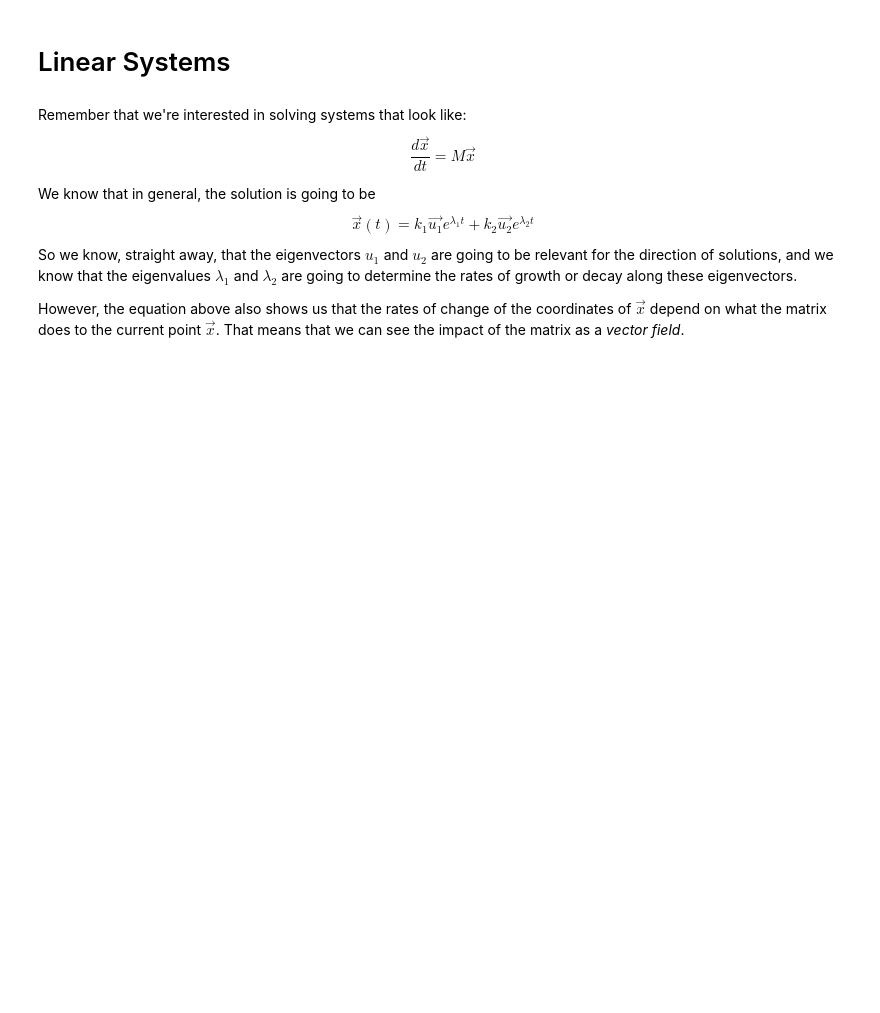
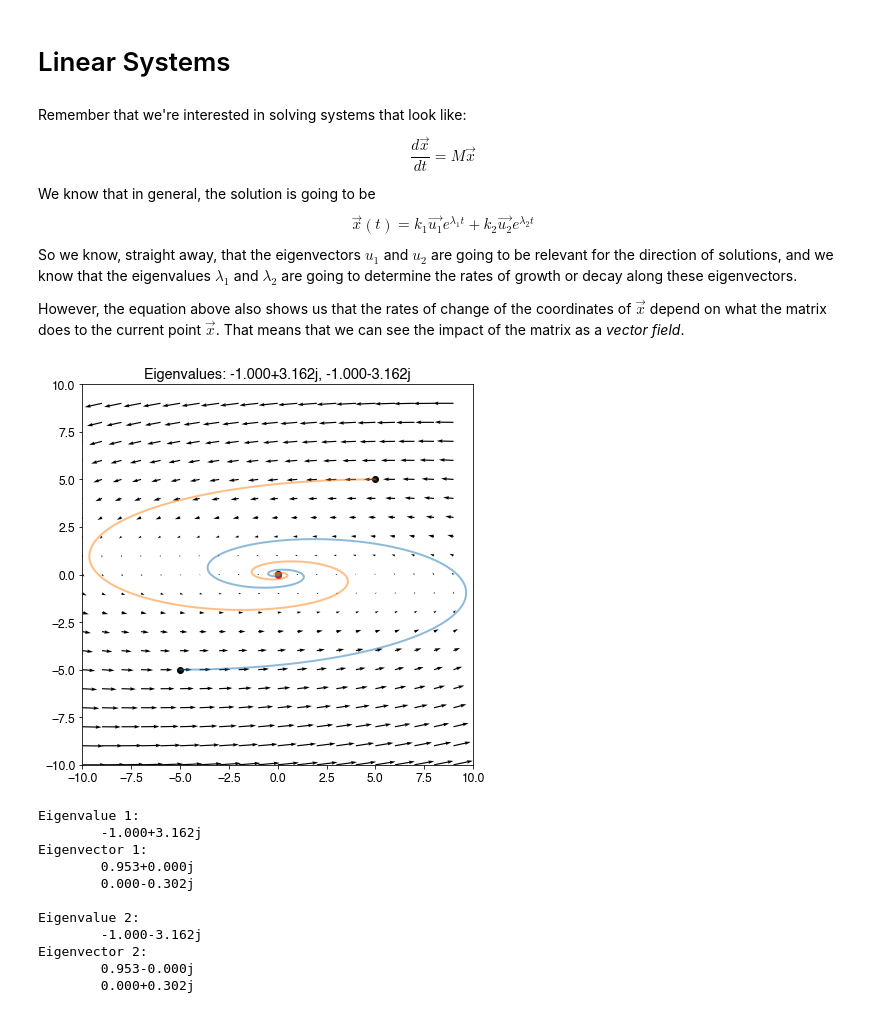
Before and after one commit to dblarremore/CSCI2897, a Jupyter notebook: Python/Notebook_7 - Eigenvalues and Eigenvectors.ipynb, the cells around one changed output. Cells and saved outputs as stored; diff of their text form; code cells hidden in the pictures; blank space fills up the shorter version.

```diff
--- a/Python/Notebook_7 - Eigenvalues and Eigenvectors.ipynb
+++ b/Python/Notebook_7 - Eigenvalues and Eigenvectors.ipynb
@@ -74,6 +74,24 @@ So we know, straight away, that the eigenvectors $u_1$ and $u_2$ are going to be
 However, the equation above also shows us that the rates of change of the coordinates of $\vec{x}$ depend on what the matrix does to the current point $\vec{x}$.  That means that we can see the impact of the matrix as a *vector field*.
 # %%
 M = np.array([
-    [1,1/2],
-    [1,1]])
-plot_vector_field(M)
+    [-1,-10],
+    [1,-1]])
+ICs=[
+    [-5,-5],
+    [5,5],
+    [0,0.01]
+]
+plot_vector_field(M,ICs=ICs)
+# %% [output]
+[figure, added]
+Eigenvalue 1:
+        -1.000+3.162j
+Eigenvector 1:
+        0.953+0.000j
+        0.000-0.302j
+
+Eigenvalue 2:
+        -1.000-3.162j
+Eigenvector 2:
+        0.953-0.000j
+        0.000+0.302j
```
Also changed, not shown: parts of 2 cells of this notebook, 2 other files.
